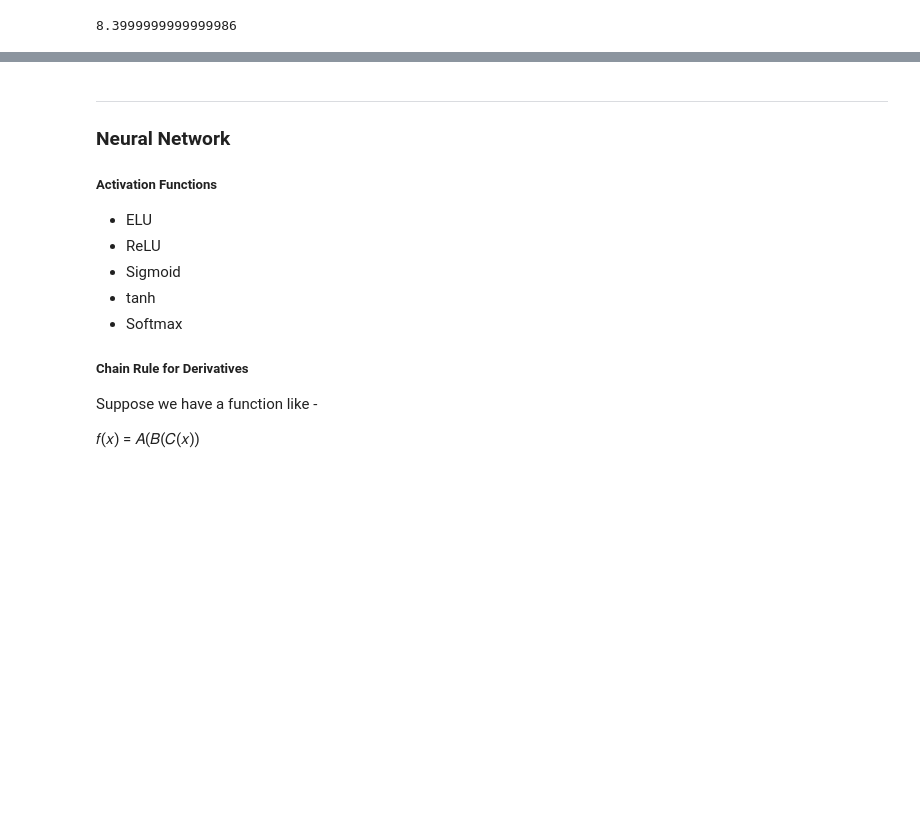
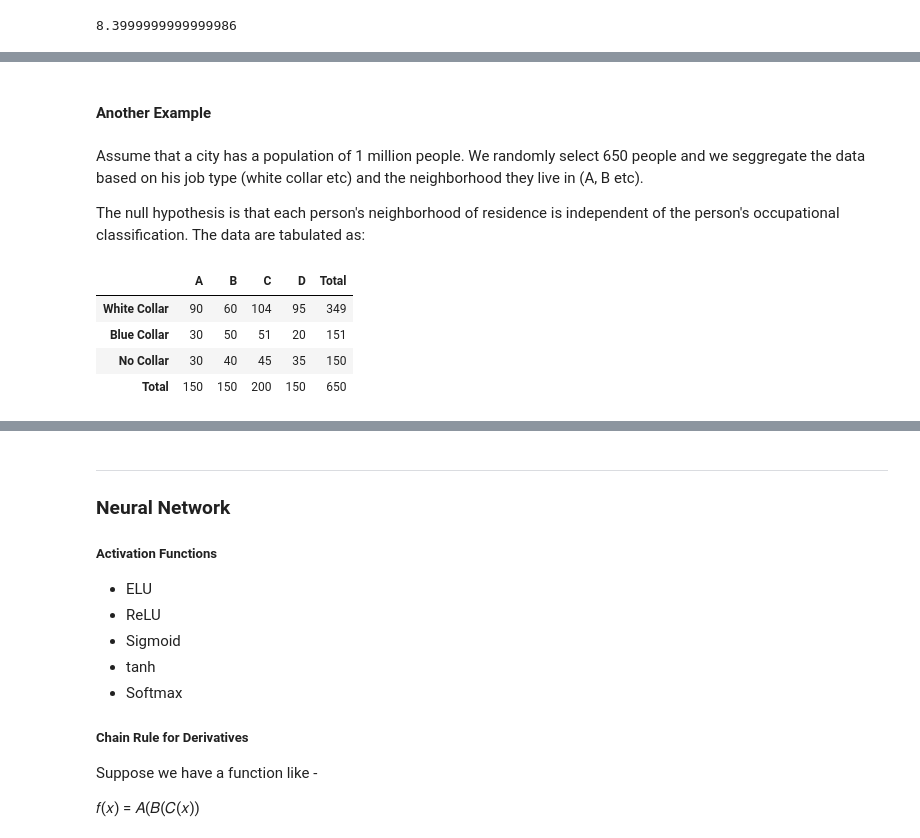
Before and after one commit to mayankkaizen/jupyter-notebooks, a Jupyter notebook: Math for ML.ipynb, the cells around one changed output, grey strips where cells are left out. Saved outputs shown, nothing was run; the diff lists cells and outputs as text; code cells hidden in the pictures; blank space fills up the shorter version.

```diff
--- a/Math for ML.ipynb
+++ b/Math for ML.ipynb
@@ -633,0 +754,23 @@ A low value for chi-square (above `statistic`) means there is a high correlation
+# %% [markdown]
+#### Another Example
+# %%
+import numpy as np
+import pandas as pd
+
+a = np.array([[90,60,104,95],[30,50,51,20],[30,40,45,35]])
+data = pd.DataFrame(a, columns = list('ABCD'))
+data['Total'] = data.sum(axis = 1)
+data.loc[3] = data.sum(axis = 0)
+data.index = pd.Index(['White Collar','Blue Collar', 'No Collar', 'Total'])
+# %% [markdown]
+Assume that a city has a population of 1 million people. We randomly select 650 people and we seggregate the data based on his job type (white collar etc) and the neighborhood they live in (A, B etc).
+
+The null hypothesis is that each person's neighborhood of residence is independent of the person's occupational classification. The data are tabulated as:
+# %%
+data
+# %% [output]
+|  | A | B | C | D | Total |
+| White Collar | 90 | 60 | 104 | 95 | 349 |
+| Blue Collar | 30 | 50 | 51 | 20 | 151 |
+| No Collar | 30 | 40 | 45 | 35 | 150 |
+| Total | 150 | 150 | 200 | 150 | 650 |
```
Also changed, not shown: parts of 26 cells of this notebook, 15 other files.
